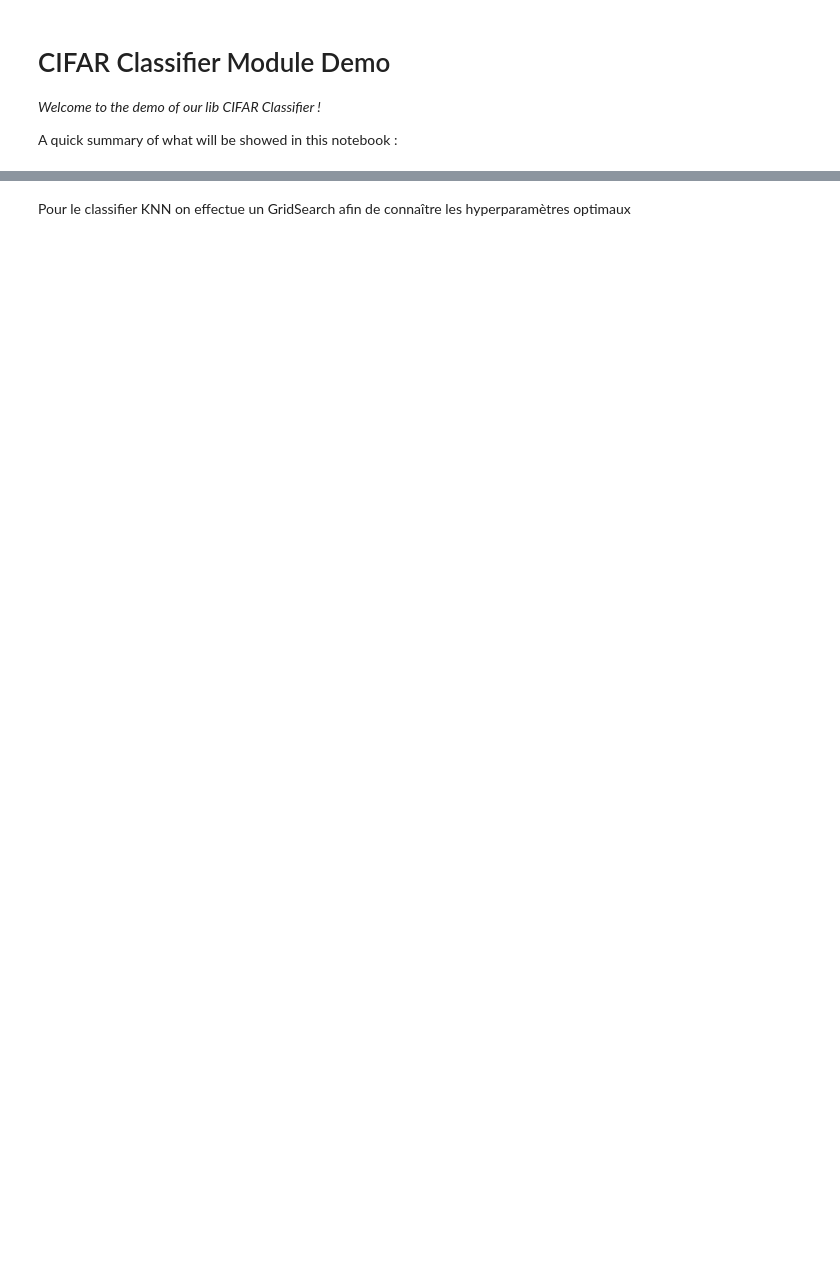
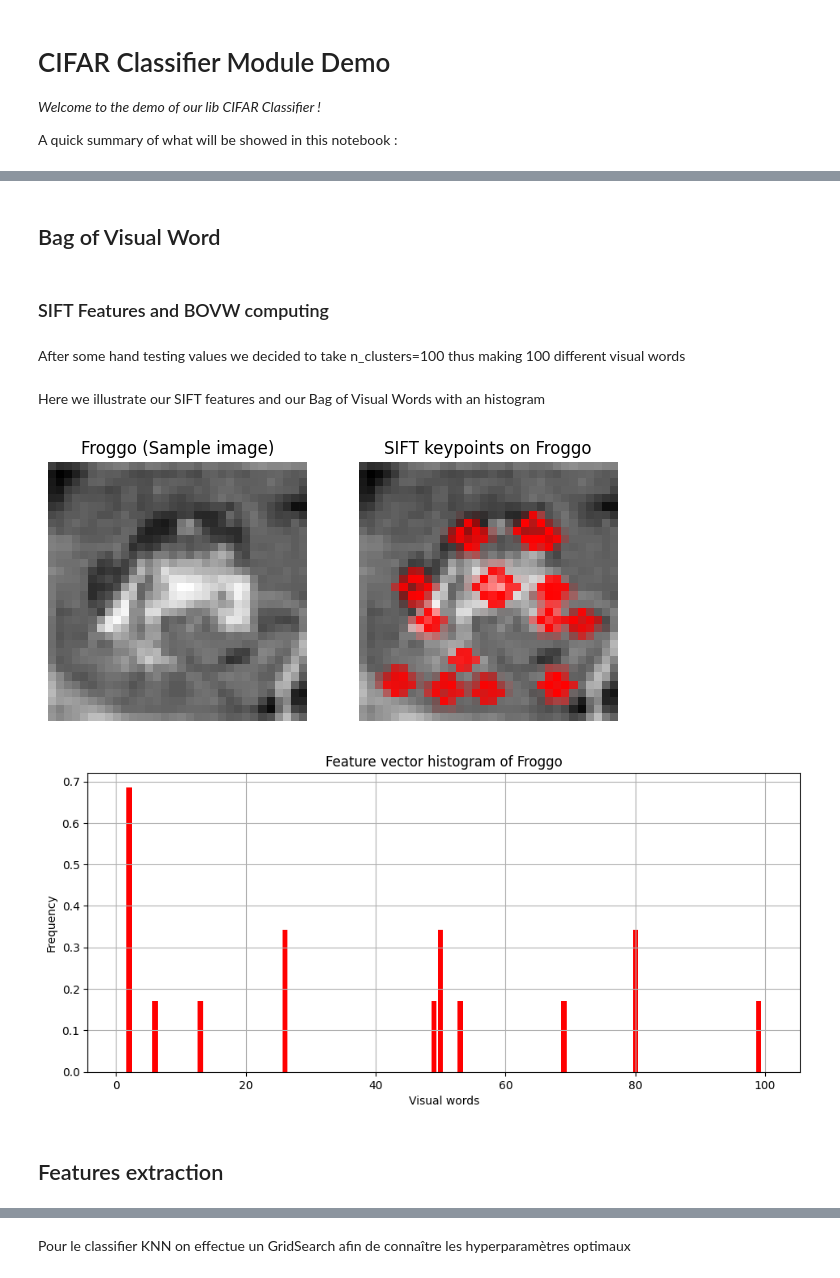
Before and after one commit to SpottedBush/CIFAR_Classif, a Jupyter notebook: CIFAR_Classif/notebooks/demo_cifar_classif.ipynb, the cells around one changed output, grey strips where cells are left out. Cells and saved outputs as stored; diff of their text form; code cells hidden in the pictures; blank space fills up the shorter version.

Commit message:
Added visual bag of words

```diff
--- a/CIFAR_Classif/notebooks/demo_cifar_classif.ipynb
+++ b/CIFAR_Classif/notebooks/demo_cifar_classif.ipynb
@@ -8,7 +32,12 @@ A quick summary of what will be showed in this notebook :
 # %%
-from CIFAR_Classif.data_preprocess import load_data
-
 path_list = ['../data/cifar-10-batches-py/data_batch_5', '../data/cifar-10-batches-py/data_batch_4', '../data/cifar-10-batches-py/data_batch_3',
              '../data/cifar-10-batches-py/data_batch_2', '../data/cifar-10-batches-py/data_batch_1']
 
-X, y = load_data(path_list)
+meta_path = '../data/cifar-10-batches-py/batches.meta'
+
+labels_meaning = unpickle(meta_path)[b'label_names'] # List of the labels
+
+# Load the data
+X, y = load_data(path_list, apply_preprocess=True)
+X_train, X_test, y_train, y_test = train_test_split(X, y, test_size=0.15, random_state=42) # 15% of the data for testing
+X_train, X_val, y_train, y_val = train_test_split(X_train, y_train, test_size=0.30, random_state=42) # 30% of 85% of the data for validation
@@ -39,0 +44,42 @@ X_train, X_test, y_train, y_test = train_test_split(hog_features, data_dict[b'la
+# %% [markdown]
+## Bag of Visual Word
+# %% [markdown]
+### SIFT Features and BOVW computing
+# %% [markdown]
+After some hand testing values we decided to take n_clusters=100 thus making 100 different visual words
+# %%
+keypoints, descriptors = get_SIFT_kp_and_desc(X)
+features_vector = get_bovw_features(kps=keypoints, descs=descriptors, n_clusters=100)
+# %% [markdown]
+Here we illustrate our SIFT features and our Bag of Visual Words with an histogram
+# %%
+img = X[0]
+plt.subplot(1, 3, 1)
+plt.imshow(img, cmap=plt.get_cmap('gray'))
+plt.title('Froggo (Sample image)')
+plt.axis('off')
+
+sift_kp_img = cv2.drawKeypoints(img, keypoints[0], 0, (255, 0, 0), flags=cv2.DRAW_MATCHES_FLAGS_DRAW_RICH_KEYPOINTS)
+plt.subplot(1, 3, 2)
+plt.imshow(sift_kp_img, cmap='gray')
+plt.title('SIFT keypoints on Froggo')
+plt.axis('off')
+
+plt.subplots_adjust(right=1.5)
+plt.show()
+
+sample_feature_vector = features_vector[0]
+plt.bar(np.arange(1, len(sample_feature_vector)+1), sample_feature_vector, color='red')
+plt.xlabel('Visual words')
+plt.ylabel('Frequency')
+plt.title('Feature vector histogram of Froggo')
+plt.grid()
+
+
+plt.subplots_adjust(right=1.5)
+plt.show()
+# %% [output]
+[figure, added]
+[figure, added]
+# %% [markdown]
+## Features extraction
```
Also changed, not shown: parts of 20 cells of this notebook, 7 other files.
